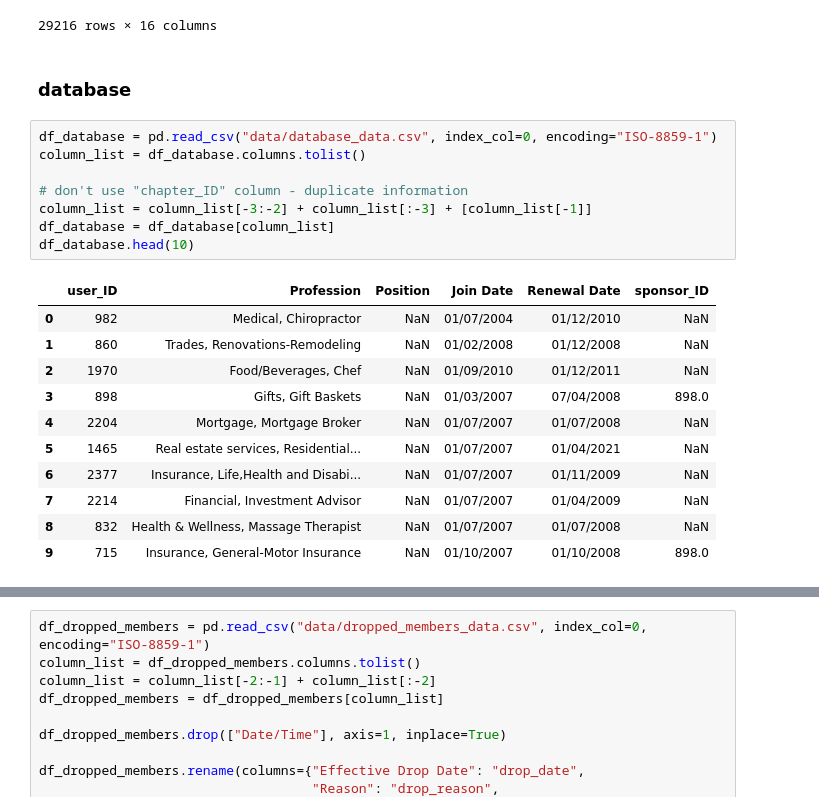
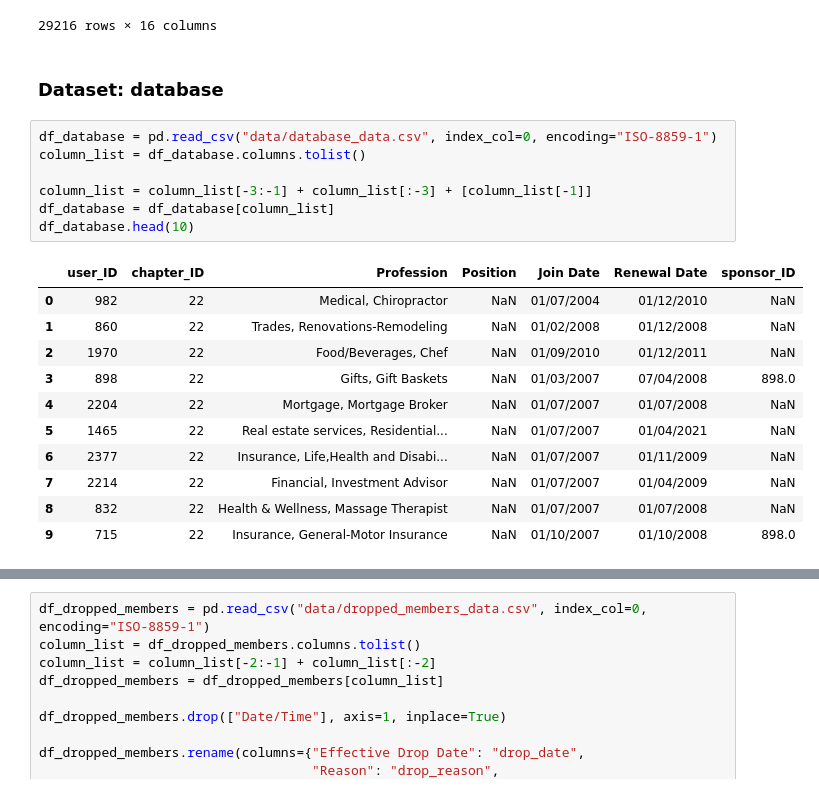
Before and after one commit to ricnorr/bachelor_thesis, a Jupyter notebook: main_script.ipynb, the cells around one changed output, grey strips where cells are left out. Drawn from its saved outputs; the diff is of its cells as text.

```diff
--- a/main_script.ipynb
+++ b/main_script.ipynb
@@ -72,27 +89,26 @@ df_palms
 | 29215 | 2917 | 31 | 3 | 0 | 0 | 0 | 0 | 0 | 0 | 0 | 1 | ... |
 29216 rows × 16 columns
 # %% [markdown]
-### database
+### Dataset: database
 # %%
 df_database = pd.read_csv("data/database_data.csv", index_col=0, encoding="ISO-8859-1")
 column_list = df_database.columns.tolist()
 
-# don't use "chapter_ID" column - duplicate information
-column_list = column_list[-3:-2] + column_list[:-3] + [column_list[-1]]
+column_list = column_list[-3:-1] + column_list[:-3] + [column_list[-1]]
 df_database = df_database[column_list]
 df_database.head(10)
 # %% [output]
-|  | user_ID | Profession | Position | Join Date | Renewal Date | sponsor_ID |
-| 0 | 982 | Medical, Chiropractor | NaN | 01/07/2004 | 01/12/2010 | NaN |
-| 1 | 860 | Trades, Renovations-Remodeling | NaN | 01/02/2008 | 01/12/2008 | NaN |
-| 2 | 1970 | Food/Beverages, Chef | NaN | 01/09/2010 | 01/12/2011 | NaN |
-| 3 | 898 | Gifts, Gift Baskets | NaN | 01/03/2007 | 07/04/2008 | 898.0 |
-| 4 | 2204 | Mortgage, Mortgage Broker | NaN | 01/07/2007 | 01/07/2008 | NaN |
-| 5 | 1465 | Real estate services, Residential... | NaN | 01/07/2007 | 01/04/2021 | NaN |
-| 6 | 2377 | Insurance, Life,Health and Disabi... | NaN | 01/07/2007 | 01/11/2009 | NaN |
-| 7 | 2214 | Financial, Investment Advisor | NaN | 01/07/2007 | 01/04/2009 | NaN |
-| 8 | 832 | Health & Wellness, Massage Therapist | NaN | 01/07/2007 | 01/07/2008 | NaN |
-| 9 | 715 | Insurance, General-Motor Insurance | NaN | 01/10/2007 | 01/10/2008 | 898.0 |
+|  | user_ID | chapter_ID | Profession | Position | Join Date | Renewal Date | sponsor_ID |
+| 0 | 982 | 22 | Medical, Chiropractor | NaN | 01/07/2004 | 01/12/2010 | NaN |
+| 1 | 860 | 22 | Trades, Renovations-Remodeling | NaN | 01/02/2008 | 01/12/2008 | NaN |
+| 2 | 1970 | 22 | Food/Beverages, Chef | NaN | 01/09/2010 | 01/12/2011 | NaN |
+| 3 | 898 | 22 | Gifts, Gift Baskets | NaN | 01/03/2007 | 07/04/2008 | 898.0 |
+| 4 | 2204 | 22 | Mortgage, Mortgage Broker | NaN | 01/07/2007 | 01/07/2008 | NaN |
+| 5 | 1465 | 22 | Real estate services, Residential... | NaN | 01/07/2007 | 01/04/2021 | NaN |
+| 6 | 2377 | 22 | Insurance, Life,Health and Disabi... | NaN | 01/07/2007 | 01/11/2009 | NaN |
+| 7 | 2214 | 22 | Financial, Investment Advisor | NaN | 01/07/2007 | 01/04/2009 | NaN |
+| 8 | 832 | 22 | Health & Wellness, Massage Therapist | NaN | 01/07/2007 | 01/07/2008 | NaN |
+| 9 | 715 | 22 | Insurance, General-Motor Insurance | NaN | 01/10/2007 | 01/10/2008 | 898.0 |
 # %%
 df_database.rename(columns={"Profession": "profession",
                             "Position": "position",
```
Also changed, not shown: parts of 57 cells of this notebook, 2 other files.
